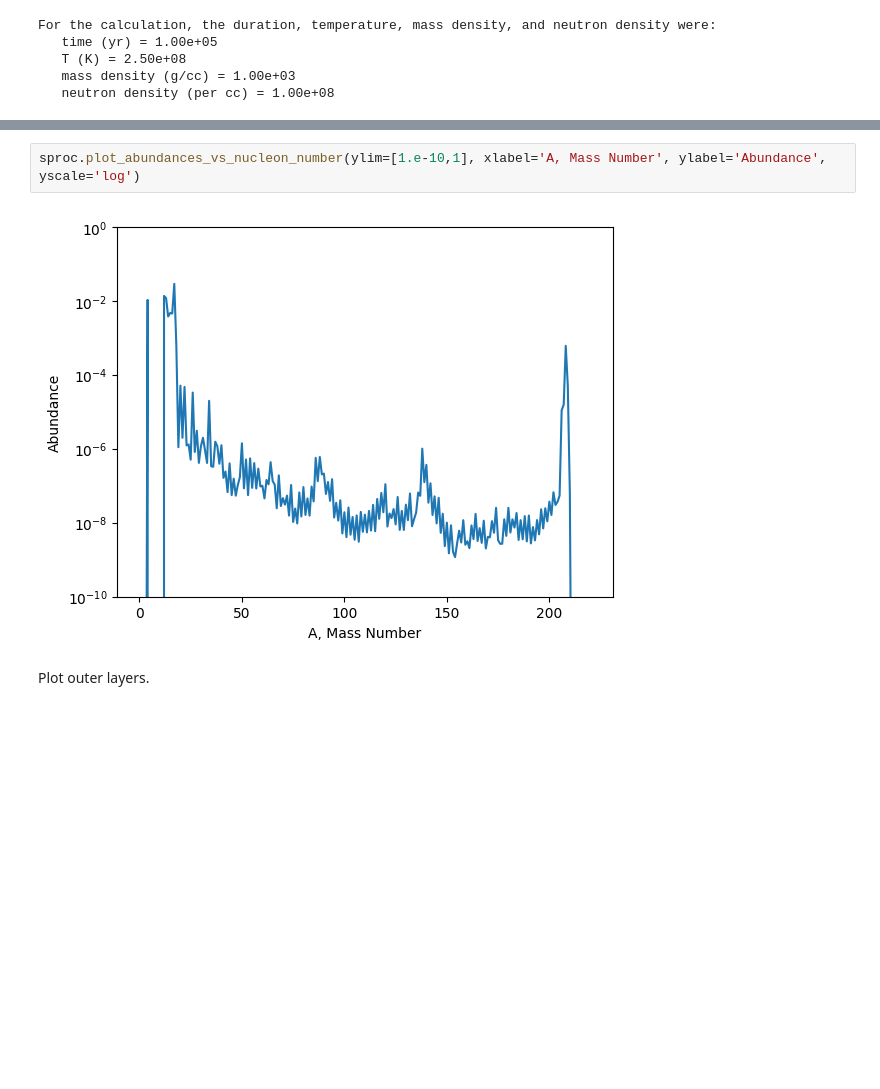
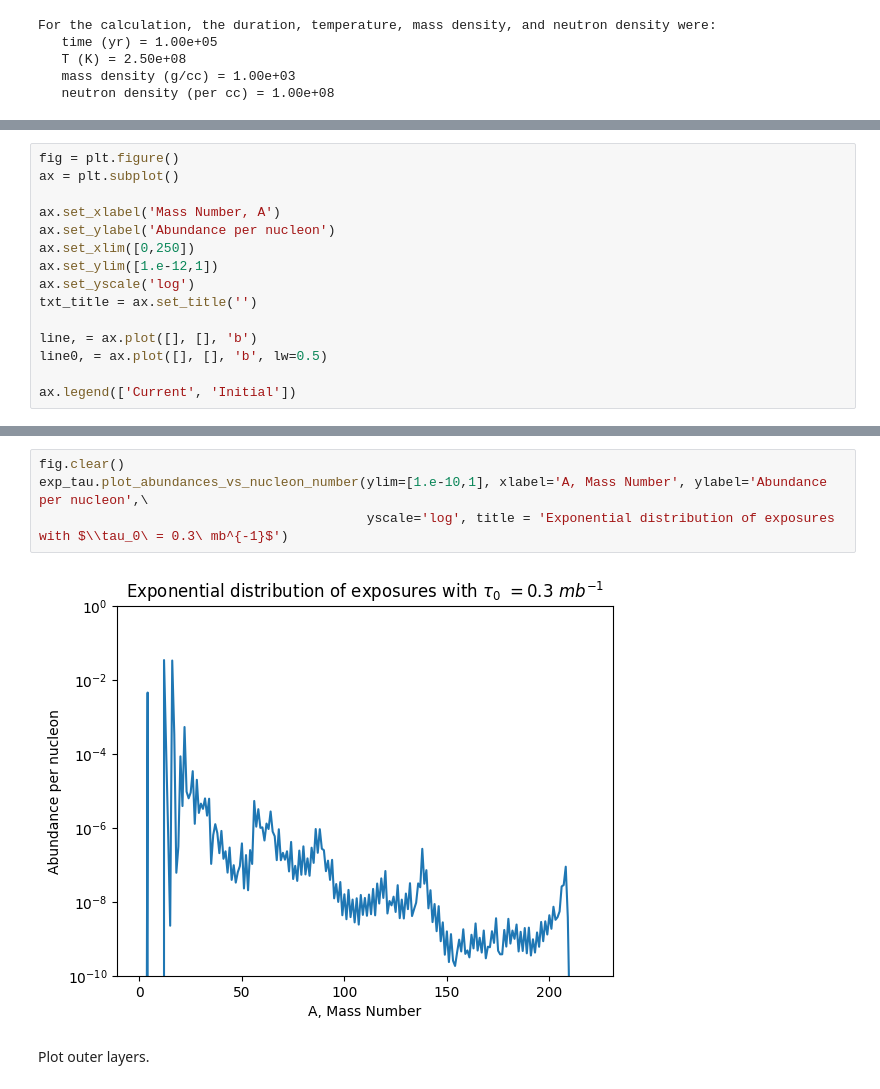
Before and after one commit to frizkat15/NRLEE-Nucleosynthesis, a Jupyter notebook: nrlee.ipynb, the cells around one changed output, grey strips where cells are left out. Drawn from its saved outputs; the diff is of its cells as text; blank space fills up the shorter version.

```diff
--- a/nrlee.ipynb
+++ b/nrlee.ipynb
@@ -100,0 +107,15 @@ Plot s-process abundances (exponential distribution with $\tau_0 = 0.3\ mb^{-1}$
+# %%
+fig = plt.figure()
+ax = plt.subplot()
+
+ax.set_xlabel('Mass Number, A')
+ax.set_ylabel('Abundance per nucleon')
+ax.set_xlim([0,250])
+ax.set_ylim([1.e-12,1])
+ax.set_yscale('log')
+txt_title = ax.set_title('')
+
+line, = ax.plot([], [], 'b')
+line0, = ax.plot([], [], 'b', lw=0.5)
+
+ax.legend(['Current', 'Initial'])
@@ -101,7 +158,9 @@ Plot s-process abundances (exponential distribution with $\tau_0 = 0.3\ mb^{-1}$
 # %%
-sproc.plot_abundances_vs_nucleon_number(ylim=[1.e-10,1], xlabel='A, Mass Number', ylabel='Abundance', yscale='log')
+fig.clear()
+exp_tau.plot_abundances_vs_nucleon_number(ylim=[1.e-10,1], xlabel='A, Mass Number', ylabel='Abundance per nucleon',\
+                                          yscale='log', title = 'Exponential distribution of exposures with $\\tau_0\ = 0.3\ mb^{-1}$')
 # %% [output]
-[figure, old version]
+[figure, new version]
 # %% [markdown]
 Plot outer layers.
 # %%
```
Also changed, not shown: parts of 18 cells of this notebook.
